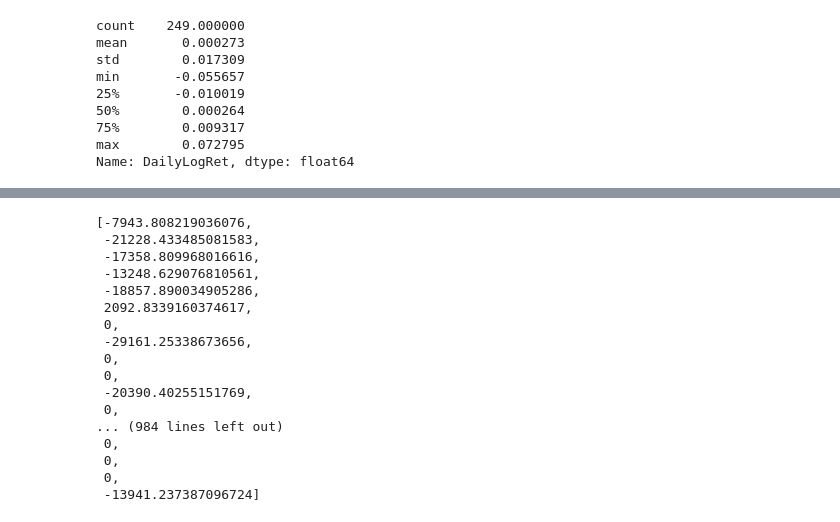
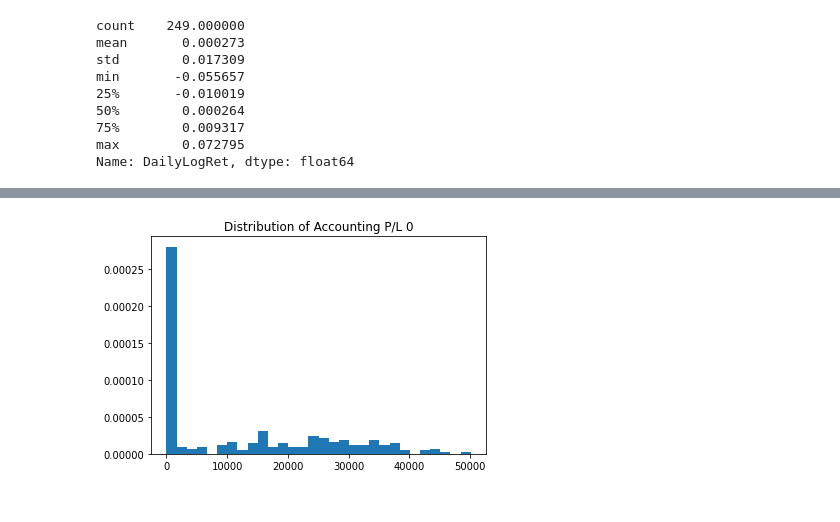
Before and after one commit to a-moscatelli/home, a Jupyter notebook: am-wiki-assets/equityaccumulator/gbm.ipynb, the cells around one changed output, grey strips where cells are left out. Drawn from its saved outputs; the diff is of its cells as text; code cells hidden in the pictures.

Commit message:
eqd-prescr

```diff
--- a/am-wiki-assets/equityaccumulator/gbm.ipynb
+++ b/am-wiki-assets/equityaccumulator/gbm.ipynb
@@ -228,0 +198,5 @@ def load_contract_spec(contract):
+# %%
+contract = 'contract.yml'
+contract_spec = load_contract_spec(folder + contract)
+summary['contract_specs']='contract.yml'
+summary['exec_start_simul'] = datetime.now()
@@ -262,7 +244,9 @@ class Hdf:
         self._dbg(colname)
         return self
 # %%
-def hist(field,date,dayoffset):
+def hist(field,date,dayoffset,hdf):
+    #global hdf
+    # historical data lookup - relative to T
     assert dayoffset <= 0
     # date is str
     #date_ = datetime.strptime(date,"%Y-%m-%d")
@@ -281,9 +261,3 @@ folder = r'M:\DEV\github__a_moscatelli\repositories\home\am-wiki-assets\equityac
-# %%
-contract = folder + 'contract.yml'
-summary['contract_specs']='contract.yml'
-in_csv_filename = folder + 'jpm.csv'
-contract_spec = load_contract_spec(contract)
-summary['exec_start_simul'] = datetime.now()
 # %%
 #lastdate=yh.index[-1]
 #lastdt=datetime.strptime(lastdate,"%Y-%m-%d")
@@ -334,12 +306,12 @@ def compute2_cumul(hdf,contract_spec):
 
     hdf.df.insert(0, 'SN', range(0, 0 + len(hdf.df)))
 
-    hdf.df['BQty']  = hdf.df.apply(lambda row: row.accumulation and eval(contract_spec['buy']['qty'],  {'row':row, 'math':math,'hist':hist,'T':row.name}), axis=1)
-    hdf.df['BAt']   = hdf.df.apply(lambda row: row.accumulation and eval(contract_spec['buy']['at'],   {'row':row, 'math':math,'hist':hist,'T':row.name}), axis=1)
-    hdf.df['BWhen'] = hdf.df.apply(lambda row: row.accumulation and eval(contract_spec['buy']['when'], {'row':row, 'math':math,'hist':hist,'T':row.name}), axis=1)
-    hdf.df['SQty']  = hdf.df.apply(lambda row: row.accumulation and eval(contract_spec['sell']['qty'], {'row':row, 'math':math,'hist':hist,'T':row.name}), axis=1)
-    hdf.df['SAt']   = hdf.df.apply(lambda row: row.accumulation and eval(contract_spec['sell']['at'],  {'row':row, 'math':math,'hist':hist,'T':row.name}), axis=1)
-    hdf.df['SWhen'] = hdf.df.apply(lambda row: row.accumulation and eval(contract_spec['sell']['when'],{'row':row, 'math':math,'hist':hist,'T':row.name}), axis=1)
+    hdf.df['BQty']  = hdf.df.apply(lambda row: row.accumulation and eval(contract_spec['buy']['qty'],  {'row':row, 'math':math,'hist':hist,'H':hdf,'T':row.name,'BQ':BQ,'SQ':SQ}), axis=1)
+    hdf.df['BAt']   = hdf.df.apply(lambda row: row.accumulation and eval(contract_spec['buy']['at'],   {'row':row, 'math':math,'hist':hist,'H':hdf,'T':row.name}), axis=1)
+    hdf.df['BWhen'] = hdf.df.apply(lambda row: row.accumulation and eval(contract_spec['buy']['when'], {'row':row, 'math':math,'hist':hist,'H':hdf,'T':row.name}), axis=1)
+    hdf.df['SQty']  = hdf.df.apply(lambda row: row.accumulation and eval(contract_spec['sell']['qty'], {'row':row, 'math':math,'hist':hist,'H':hdf,'T':row.name,'BQ':BQ,'SQ':SQ}), axis=1)
+    hdf.df['SAt']   = hdf.df.apply(lambda row: row.accumulation and eval(contract_spec['sell']['at'],  {'row':row, 'math':math,'hist':hist,'H':hdf,'T':row.name}), axis=1)
+    hdf.df['SWhen'] = hdf.df.apply(lambda row: row.accumulation and eval(contract_spec['sell']['when'],{'row':row, 'math':math,'hist':hist,'H':hdf,'T':row.name}), axis=1)
     #cashflow
     hdf.df['BCF']   = hdf.df.apply(lambda row: row.accumulation and row.BWhen and - (row.BQty * row.BAt),axis=1)
     hdf.df['SCF']   = hdf.df.apply(lambda row: row.accumulation and row.SWhen and + (row.SQty * row.SAt),axis=1)
@@ -426,0 +387,16 @@ ipath 999 CumCF -13941.237387096724 avgCumCF -2545.452181801504
+# %%
+prsdata = pd.DataFrame(None, columns = ["BQ", "SQ","P_Loss","MaxCumCF","MinCumCF"], index=None)
+sample_histog_data = None
+for prs in range(20):
+    BQ = np.random.randint(1, 10) # (inclusive,exclusive)
+    SQ = np.random.randint(1, 10) # (inclusive,exclusive)
+    print('going to start pricing '+str(noPaths)+' paths with prescriptive scenario',prs,'BQ/SQ',(BQ,SQ),'time:',datetime.now().strftime('%Y-%m-%d-%H:%M:%S'))
+    # MAP
+    lastCumCF_array = get_lastCumCF_array()
+    # REDUCE
+    sample_histog_data = lastCumCF_array
+    Ploss = len(list(filter(lambda cumcf: cumcf < 0, lastCumCF_array))) / len(lastCumCF_array)
+    max_lastCumCF_array = max(lastCumCF_array)
+    min_lastCumCF_array = min(lastCumCF_array)
+    prsdata.loc[len(prsdata)] = [BQ, SQ, Ploss, max_lastCumCF_array, min_lastCumCF_array]
+# %% [output]
@@ -427,21 +423,3 @@ ipath 999 CumCF -13941.237387096724 avgCumCF -2545.452181801504
+[figure, added]
 # %%
 summary['exec_end'] = datetime.now()
-lastCumCF_array
-# %% [output]
-[-7943.808219036076,
- -21228.433485081583,
- -17358.809968016616,
- -13248.629076810561,
- -18857.890034905286,
- 2092.8339160374617,
- 0,
- -29161.25338673656,
- 0,
- 0,
- -20390.40255151769,
- 0,
-... (984 lines left out)
- 0,
- 0,
- 0,
- -13941.237387096724]
```
Also changed, not shown: parts of 63 cells of this notebook, 3 other files.
